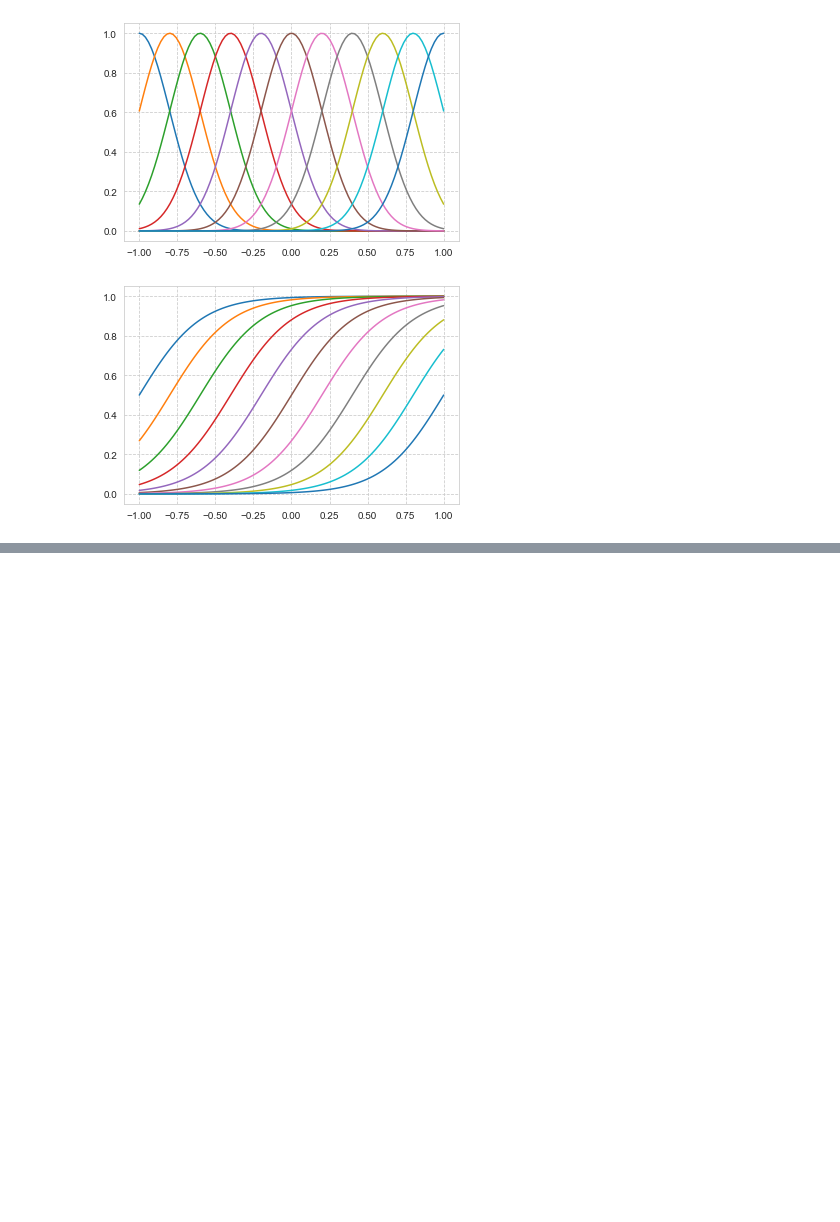
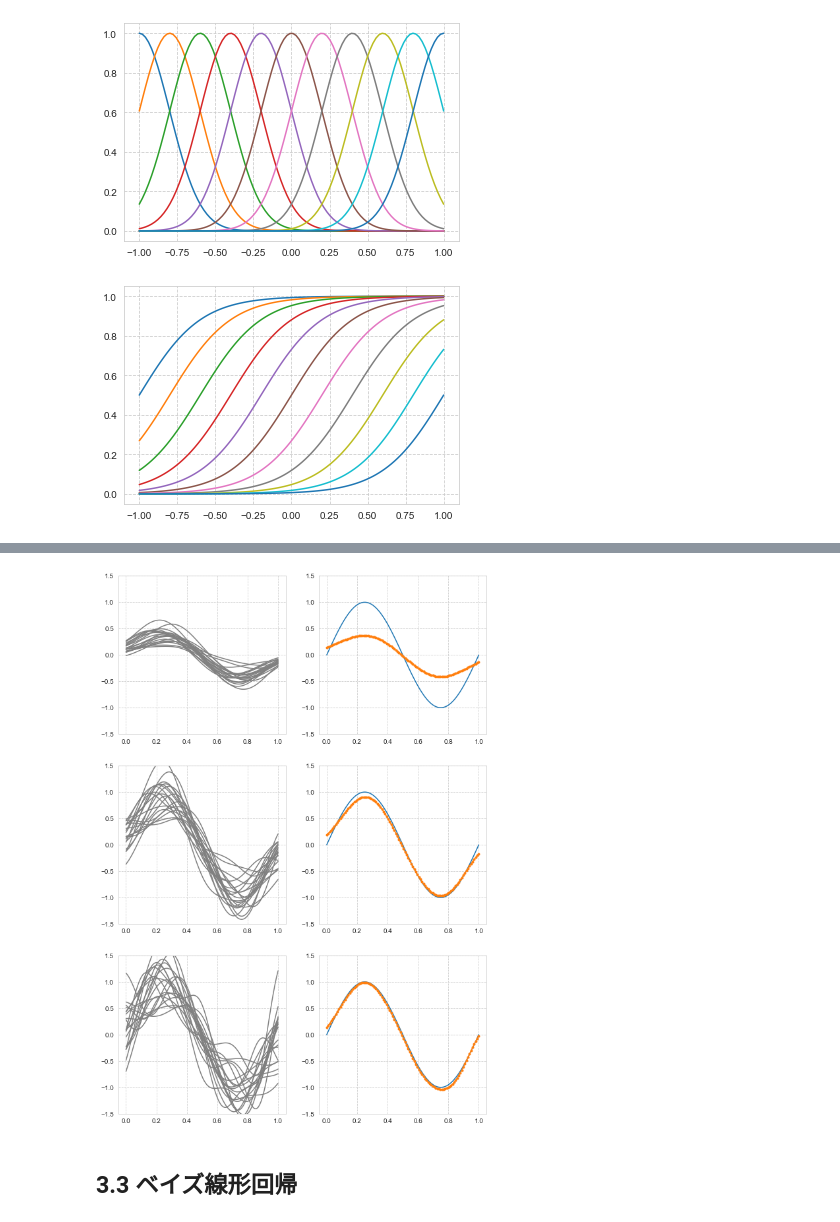
Before and after one commit to Asunaro276/PRML, a Jupyter notebook: lesson3.ipynb, the cells around one changed output, grey strips where cells are left out. Cells and saved outputs as stored; diff of their text form; code cells hidden in the pictures; blank space fills up the shorter version.

```diff
--- a/lesson3.ipynb
+++ b/lesson3.ipynb
@@ -33,0 +50,32 @@ for mu in np.linspace(-1, 1, 11):
+# %%
+sigma = 0.1
+phi = np.zeros((L, N, M))
+for i in range(L):
+    for j, mu in enumerate(np.linspace(-1, 2, M)):
+        phi[i, :, j] = exp(-(x_array[i, :]-mu)**2 / (2*(sigma)**2))
+# %%
+fig = plt.figure(figsize=(10, 15))
+for k, lam in enumerate(exp([2.6, -0.31, -2.4])):
+    y_mean = 0
+    plt.subplot(3, 2, 2*k+1)
+    plt.xlim(-0.05, 1.05)
+    plt.ylim(-1.5, 1.5)
+    for i in range(20):
+        y = 0
+        x = x_array[i]
+        t = t_array[i]
+        w = np.linalg.inv(lam*np.identity(N) + phi[i, :, :].T @ phi[i, :, :]) @ phi[i, :, :].T @ t
+        for j, mu in enumerate(np.linspace(-1, 2, M)):
+            y += w[j] * exp(-(x_r-mu)**2 / (2*(sigma)**2))
+        y_mean += y
+        plt.plot(x_r, y, color='gray')
+    y_mean /= 20
+    plt.subplot(3, 2, 2*k+2)
+    plt.xlim(-0.05, 1.05)
+    plt.ylim(-1.5, 1.5)
+    plt.plot(x_r, t_r)
+    plt.plot(x_r, y_mean, marker='.')
+# %% [output]
+[figure, added]
+# %% [markdown]
+## 3.3 ベイズ線形回帰
```
Also changed, not shown: parts of 8 cells of this notebook, 3 other files.
